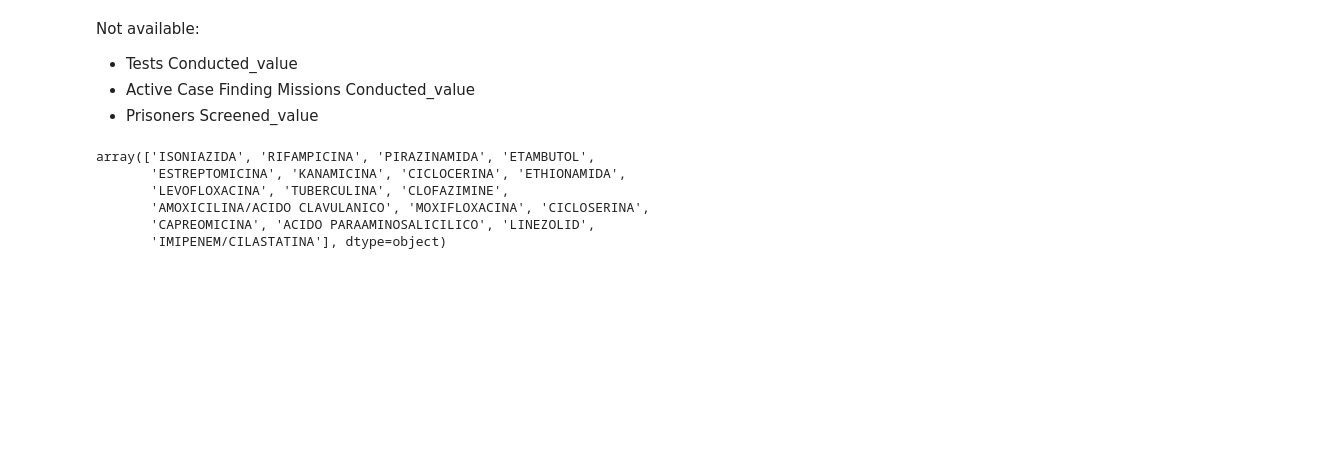
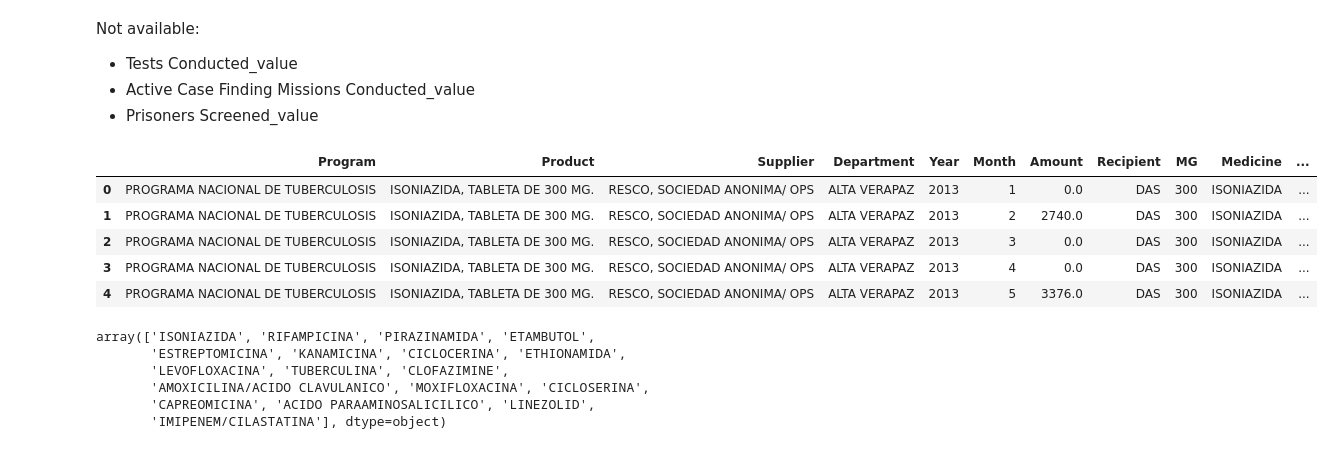
Before and after one commit to Guitlle/gf, a Jupyter notebook: impact_evaluation/gtm/pre_data_preparation.ipynb, the cells around one changed output. Saved outputs shown, nothing was run; the diff lists cells and outputs as text; code cells hidden in the pictures; blank space fills up the shorter version.

```diff
--- a/impact_evaluation/gtm/pre_data_preparation.ipynb
+++ b/impact_evaluation/gtm/pre_data_preparation.ipynb
@@ -358,9 +360,15 @@ sicoinRM = pd.read_csv("../../../Resource Tracking/SICOIN GT/IGRC02_PCE_Ejecucio
 sicoinTB = sicoinRM[(sicoinRM.Programa == "17-PREVENCIÓN Y CONTROL DE LA TUBERCULOSIS") ]
 # %%
 distrMeds = pd.read_csv("../../../Outcome Measurement Data/TUBERCULOSIS/Distribución Medicamentos TB/GTM-TB-distribution-2013-2018.csv", index_col=0)
-# %%
-# Como el 2018 no tiene datos completos, no incluirlos:
-distrMeds = distrMeds[distrMeds.Year < 2018]
+# %%
+distrMeds.head()
+# %% [output]
+|  | Program | Product | Supplier | Department | Year | Month | Amount | Recipient | MG | Medicine | ... |
+| 0 | PROGRAMA NACIONAL DE TUBERCULOSIS | ISONIAZIDA, TABLETA DE 300 MG. | RESCO, SOCIEDAD ANONIMA/ OPS | ALTA VERAPAZ | 2013 | 1 | 0.0 | DAS | 300 | ISONIAZIDA | ... |
+| 1 | PROGRAMA NACIONAL DE TUBERCULOSIS | ISONIAZIDA, TABLETA DE 300 MG. | RESCO, SOCIEDAD ANONIMA/ OPS | ALTA VERAPAZ | 2013 | 2 | 2740.0 | DAS | 300 | ISONIAZIDA | ... |
+| 2 | PROGRAMA NACIONAL DE TUBERCULOSIS | ISONIAZIDA, TABLETA DE 300 MG. | RESCO, SOCIEDAD ANONIMA/ OPS | ALTA VERAPAZ | 2013 | 3 | 0.0 | DAS | 300 | ISONIAZIDA | ... |
+| 3 | PROGRAMA NACIONAL DE TUBERCULOSIS | ISONIAZIDA, TABLETA DE 300 MG. | RESCO, SOCIEDAD ANONIMA/ OPS | ALTA VERAPAZ | 2013 | 4 | 0.0 | DAS | 300 | ISONIAZIDA | ... |
+| 4 | PROGRAMA NACIONAL DE TUBERCULOSIS | ISONIAZIDA, TABLETA DE 300 MG. | RESCO, SOCIEDAD ANONIMA/ OPS | ALTA VERAPAZ | 2013 | 5 | 3376.0 | DAS | 300 | ISONIAZIDA | ... |
 # %%
 meds = distrMeds.groupby(["Year", "code_dept"]).Amount.sum()\
 .rename_axis( index = {"Year": "date", "code_dept": "department"})\
```
Also changed, not shown: parts of 20 cells of this notebook, 1 other file.
